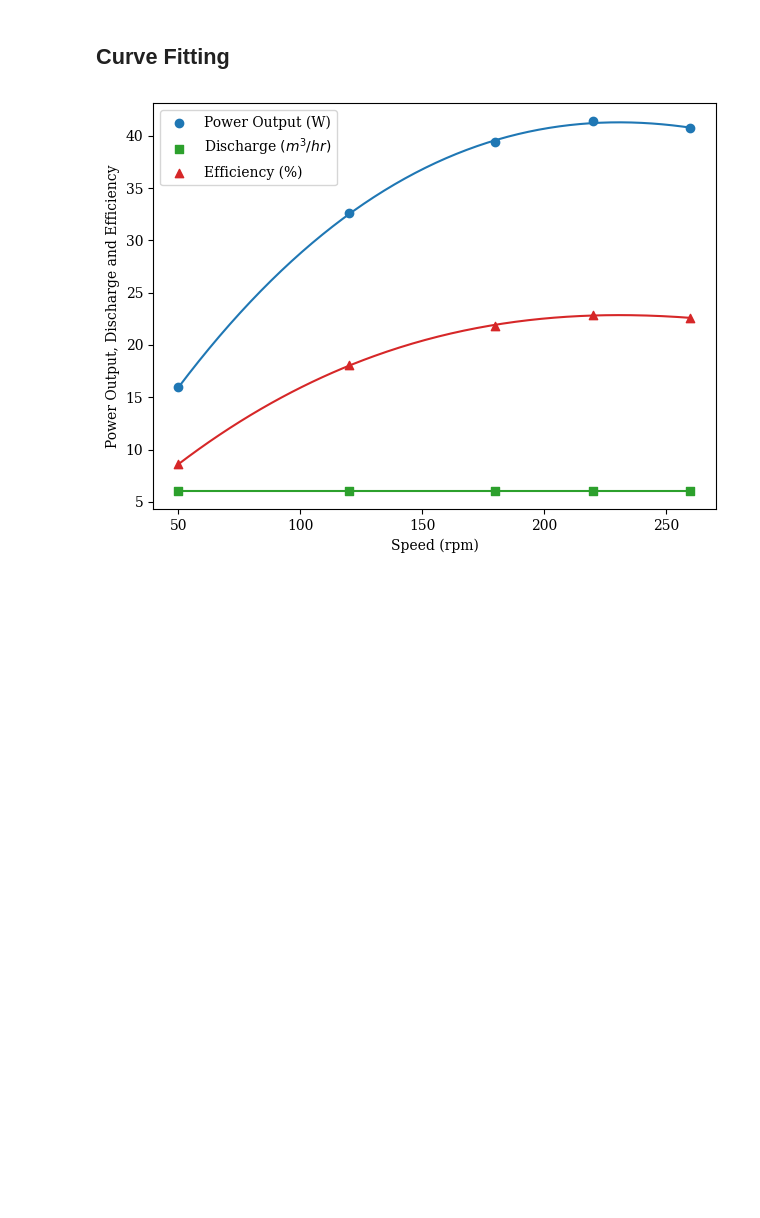
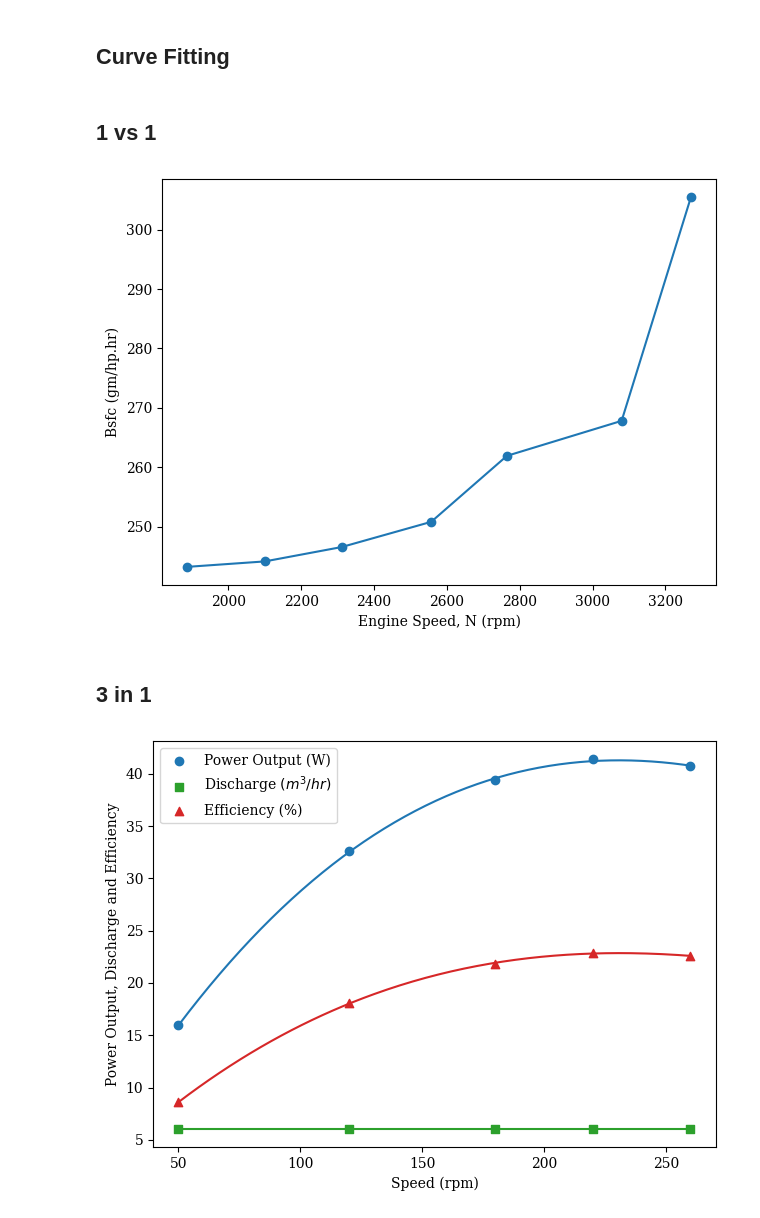
Before and after one commit to SalehShuvo/Plotting, a Jupyter notebook: basic_plotting.ipynb, the cells around one changed output. Drawn from its saved outputs; the diff is of its cells as text; code cells hidden in the pictures; blank space fills up the shorter version.

```diff
--- a/basic_plotting.ipynb
+++ b/basic_plotting.ipynb
@@ -1,5 +1,72 @@
 # %% [markdown]
 ## Curve Fitting
+# %% [markdown]
+## 1 vs 1
+# %%
+import matplotlib.pyplot as plt
+import numpy as np
+plt.rcParams['font.family'] = 'serif'
+plt.rcParams['font.serif'] = ['DejaVu Serif']
+
+bhp = np.array([22.8839779, 24.95764273, 25.46040516, 25.89963168,
+                25.5359116, 24.59668508, 23.21392265], dtype=float)
+bsfc = np.array([305.4059639, 267.8106022, 261.9206271, 250.8119081,
+                 246.5689846, 244.1517062, 243.2354142], dtype=float)
+torque = np.array([49.85319, 57.72475, 65.5963, 72.15593, 78.71556,
+                   83.4385, 87.63666], dtype=float)
+speed = np.array([3270, 3080, 2765, 2557, 2311, 2100, 1887])
+
+# Data
+x = speed
+y = bsfc
+
+# Filename without extension
+filename = 'bsfc_vs_speed'
+
+# axes labels
+x_label= 'Engine Speed, N (rpm)'
+y_label='Bsfc (gm/hp.hr)'
+
+
+
+
+# Curve fits (3rd degree polynomial)
+coeffs = np.polyfit(x, y, 4)
+
+poly_y= np.poly1d(coeffs)
+
+# Fine x axis for smooth curves
+x_fit = np.linspace(x.min(), x.max(), 200)
+
+# Create figure and axes
+fig, ax = plt.subplots()
+
+# Plot data points
+ax.scatter(x, y, color='tab:blue', marker='o')
+
+# unfitted plot
+
+ax.plot(x, y, color='tab:blue', linestyle='-')
+
+# Plot fitted curves
+# ax.plot(x_fit, poly_y(x_fit), color='tab:blue', linestyle='-')
+
+
+# Labels
+ax.set_xlabel(x_label)
+ax.set_ylabel(y_label)
+
+
+# # Add Gridlines
+# plt.grid(which='both', axis='both', linestyle='-', linewidth=0.5)
+
+plt.tight_layout()
+plt.savefig(f'{filename}.png', dpi=600)
+plt.show()
+# %% [output]
+[figure, added]
+# %% [markdown]
+## 3 in 1
 # %%
 import matplotlib.pyplot as plt
 import numpy as np
```
Also changed, not shown: parts of 1 cell of this notebook, 6 other files.
